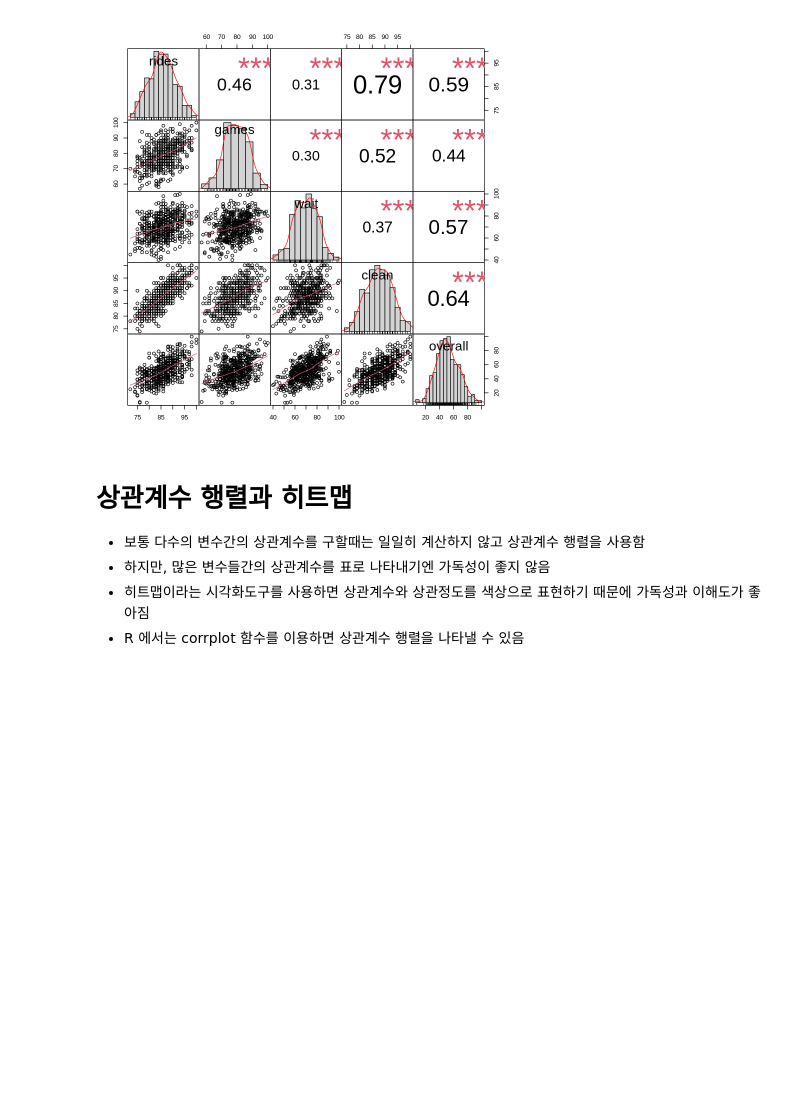
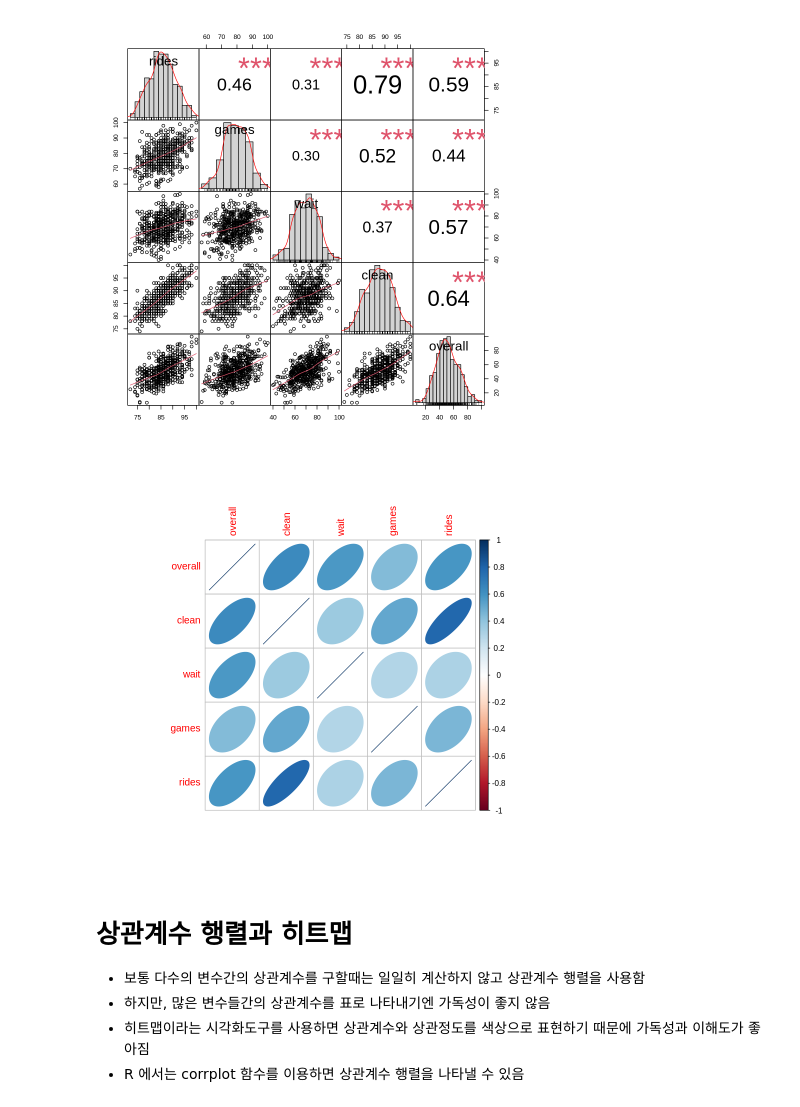
Before and after one commit to gyujin0450/Rstudy, a Jupyter notebook: R14_002.ipynb, the cells around one changed output. Drawn from its saved outputs; the diff is of its cells as text; code cells hidden in the pictures; blank space fills up the shorter version.

```diff
--- a/R14_002.ipynb
+++ b/R14_002.ipynb
@@ -179,6 +179,13 @@ cor(rides, overall)cor(rides, overall) # 0.7 ~ 0.3 : 강한 양의 상관관계
 chart.Correlation(parks[,4:8], histogram = T, pch = 9)
 # %% [output]
 [figure]
+# %%
+data <- parks[,8:4]
+cor <- cor(data)
+# %%
+corrplot(cor, method = 'ellipse')
+# %% [output]
+[figure, added]
 # %% [markdown]
 # 상관계수 행렬과 히트맵
 - 보통 다수의 변수간의 상관계수를 구할때는 일일히 계산하지 않고 상관계수 행렬을 사용함
```
Also changed, not shown: parts of 20 cells of this notebook.
